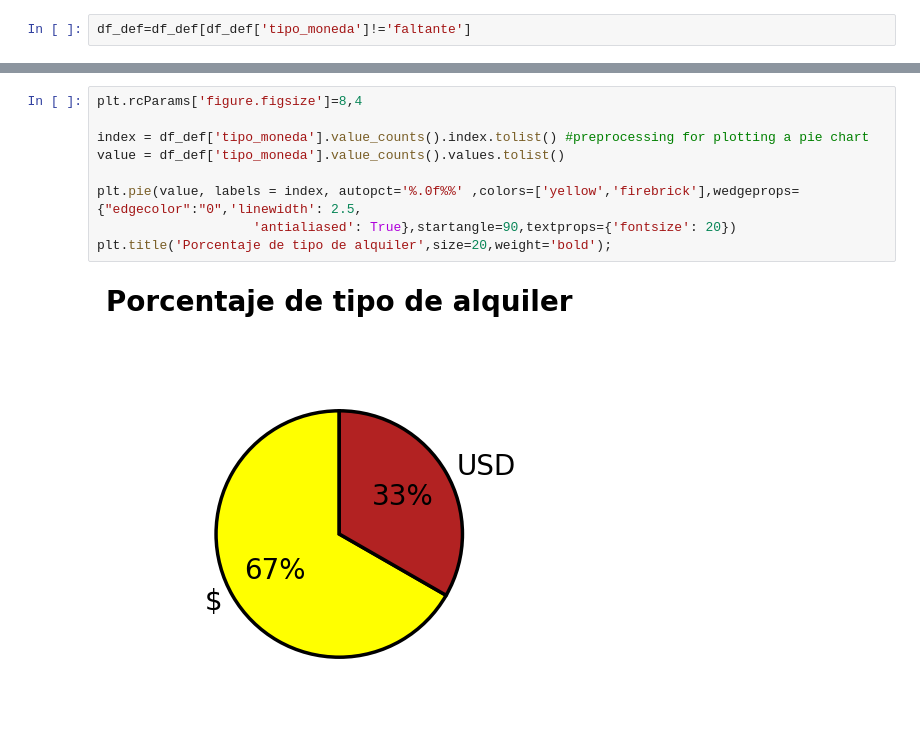
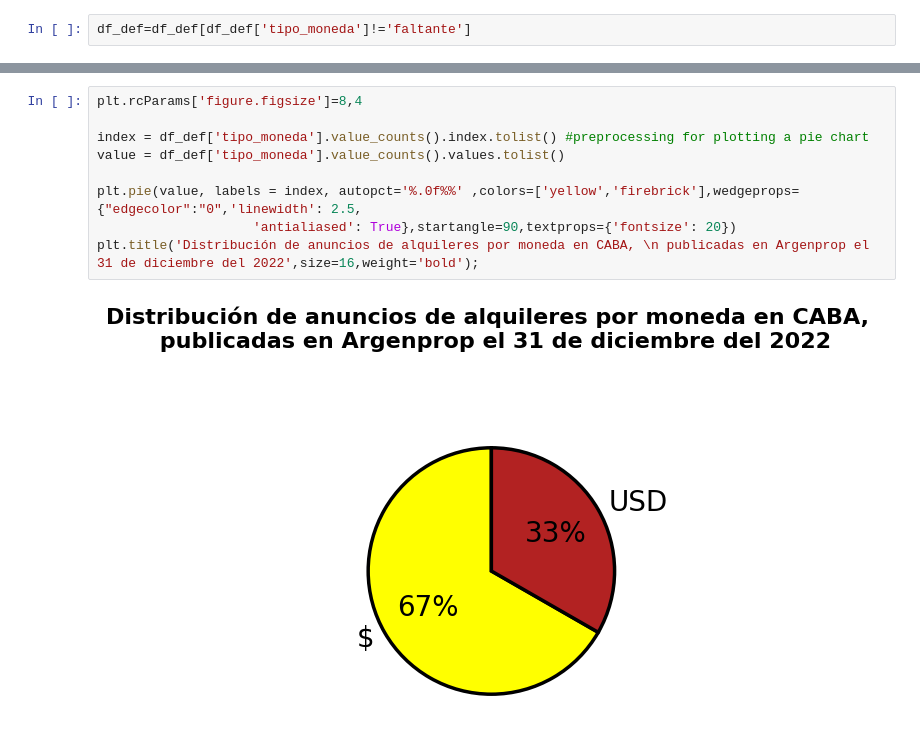
Before and after one commit to AgustinCdeCelis/Argenprop, a Jupyter notebook: modelo.ipynb, the cells around one changed output, grey strips where cells are left out. Saved outputs shown, nothing was run; the diff lists cells and outputs as text; blank space fills up the shorter version.

```diff
--- a/modelo.ipynb
+++ b/modelo.ipynb
@@ -403,14 +404,14 @@ for i in ax.containers:
 # %%
 plt.rcParams['figure.figsize']=8,4
 
 index = df_def['tipo_moneda'].value_counts().index.tolist() #preprocessing for plotting a pie chart
 value = df_def['tipo_moneda'].value_counts().values.tolist()
 
 plt.pie(value, labels = index, autopct='%.0f%%' ,colors=['yellow','firebrick'],wedgeprops={"edgecolor":"0",'linewidth': 2.5,
                     'antialiased': True},startangle=90,textprops={'fontsize': 20})
-plt.title('Porcentaje de tipo de alquiler',size=20,weight='bold');
+plt.title('Distribución de anuncios de alquileres por moneda en CABA, \n publicadas en Argenprop el 31 de diciembre del 2022',size=16,weight='bold');
 # %% [output]
-[figure, old version]
+[figure, new version]
 # %%
 fig, ax= plt.subplots(figsize=(8,4))
 
```
Also changed, not shown: parts of 14 cells of this notebook, 7 other files.
